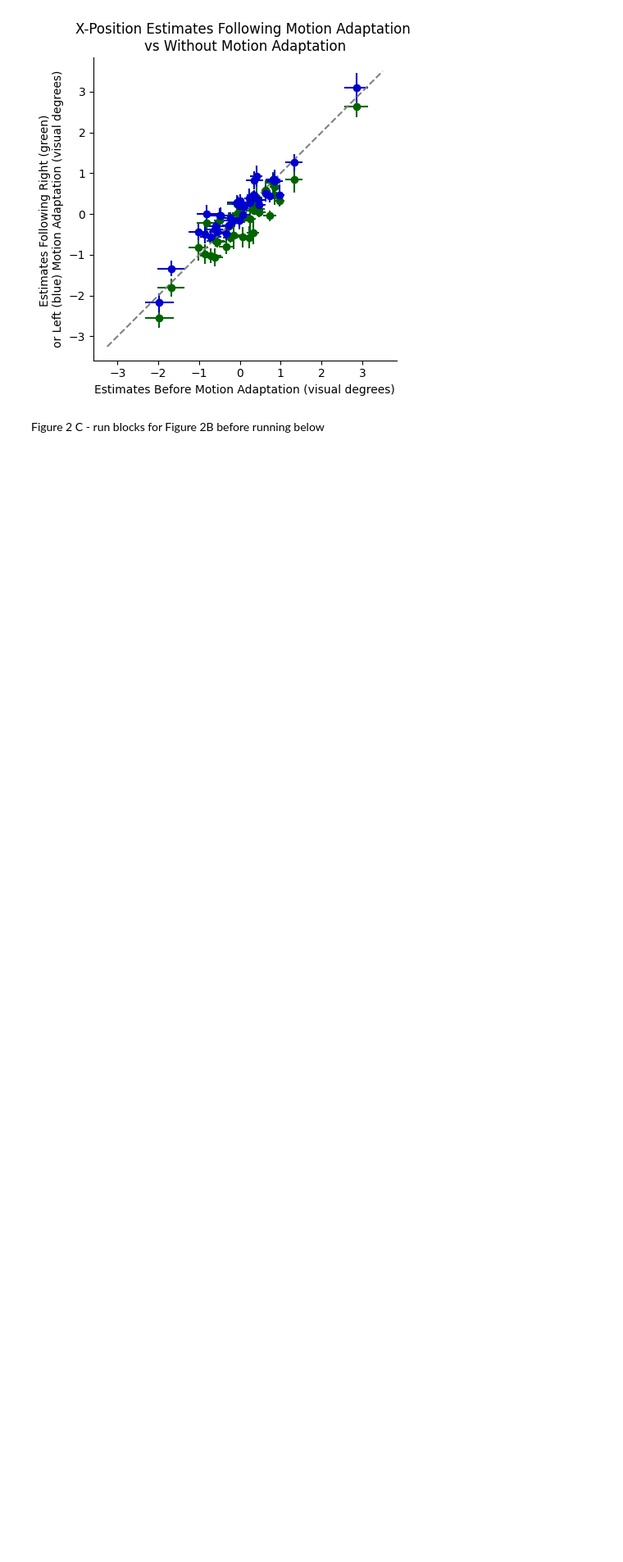
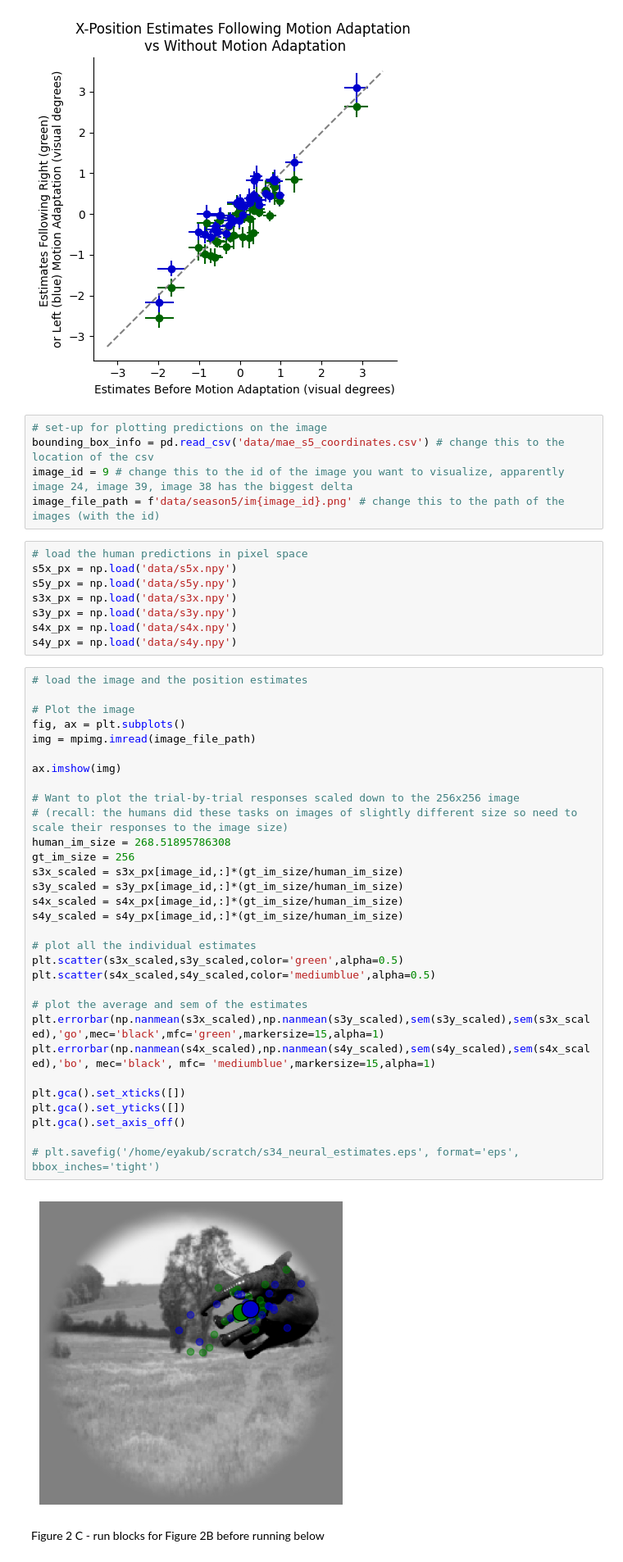
Before and after one commit to vital-kolab/obj-position-bias, a Jupyter notebook: figure2.ipynb, the cells around one changed output. Shown at 82% size. Saved outputs shown, nothing was run; the diff lists cells and outputs as text; blank space fills up the shorter version.

Commit message:
finishing up all resources for Figure 5

```diff
--- a/figure2.ipynb
+++ b/figure2.ipynb
@@ -80,6 +82,52 @@ plt.gca().set_aspect(abs(x1 - x0) / abs(y1 - y0))
 # plt.savefig('/home/eyakub/scratch/scatter.eps', format='eps', bbox_inches='tight')
 # %% [output]
 [figure]
+# %%
+# set-up for plotting predictions on the image
+bounding_box_info = pd.read_csv('data/mae_s5_coordinates.csv') # change this to the location of the csv
+image_id = 9 # change this to the id of the image you want to visualize, apparently image 24, image 39, image 38 has the biggest delta
+image_file_path = f'data/season5/im{image_id}.png' # change this to the path of the images (with the id)
+# %%
+# load the human predictions in pixel space
+s5x_px = np.load('data/s5x.npy')
+s5y_px = np.load('data/s5y.npy')
+s3x_px = np.load('data/s3x.npy')
+s3y_px = np.load('data/s3y.npy')
+s4x_px = np.load('data/s4x.npy')
+s4y_px = np.load('data/s4y.npy')
+# %%
+# load the image and the position estimates
+
+# Plot the image
+fig, ax = plt.subplots()
+img = mpimg.imread(image_file_path)
+
+ax.imshow(img)
+
+# Want to plot the trial-by-trial responses scaled down to the 256x256 image
+# (recall: the humans did these tasks on images of slightly different size so need to scale their responses to the image size)
+human_im_size = 268.51895786308
+gt_im_size = 256
+s3x_scaled = s3x_px[image_id,:]*(gt_im_size/human_im_size)
+s3y_scaled = s3y_px[image_id,:]*(gt_im_size/human_im_size)
+s4x_scaled = s4x_px[image_id,:]*(gt_im_size/human_im_size)
+s4y_scaled = s4y_px[image_id,:]*(gt_im_size/human_im_size)
+
+# plot all the individual estimates
+plt.scatter(s3x_scaled,s3y_scaled,color='green',alpha=0.5)
+plt.scatter(s4x_scaled,s4y_scaled,color='mediumblue',alpha=0.5)
+
+# plot the average and sem of the estimates
+plt.errorbar(np.nanmean(s3x_scaled),np.nanmean(s3y_scaled),sem(s3y_scaled),sem(s3x_scaled),'go',mec='black',mfc='green',markersize=15,alpha=1)
+plt.errorbar(np.nanmean(s4x_scaled),np.nanmean(s4y_scaled),sem(s4y_scaled),sem(s4x_scaled),'bo', mec='black', mfc= 'mediumblue',markersize=15,alpha=1)
+
+plt.gca().set_xticks([])
+plt.gca().set_yticks([])
+plt.gca().set_axis_off()
+
+# plt.savefig('/home/eyakub/scratch/s34_neural_estimates.eps', format='eps', bbox_inches='tight')
+# %% [output]
+[figure, added]
 # %% [markdown]
 Figure 2 C - run blocks for Figure 2B before running below
 # %%
```
Also changed, not shown: parts of 1 cell of this notebook, 6 other files.
